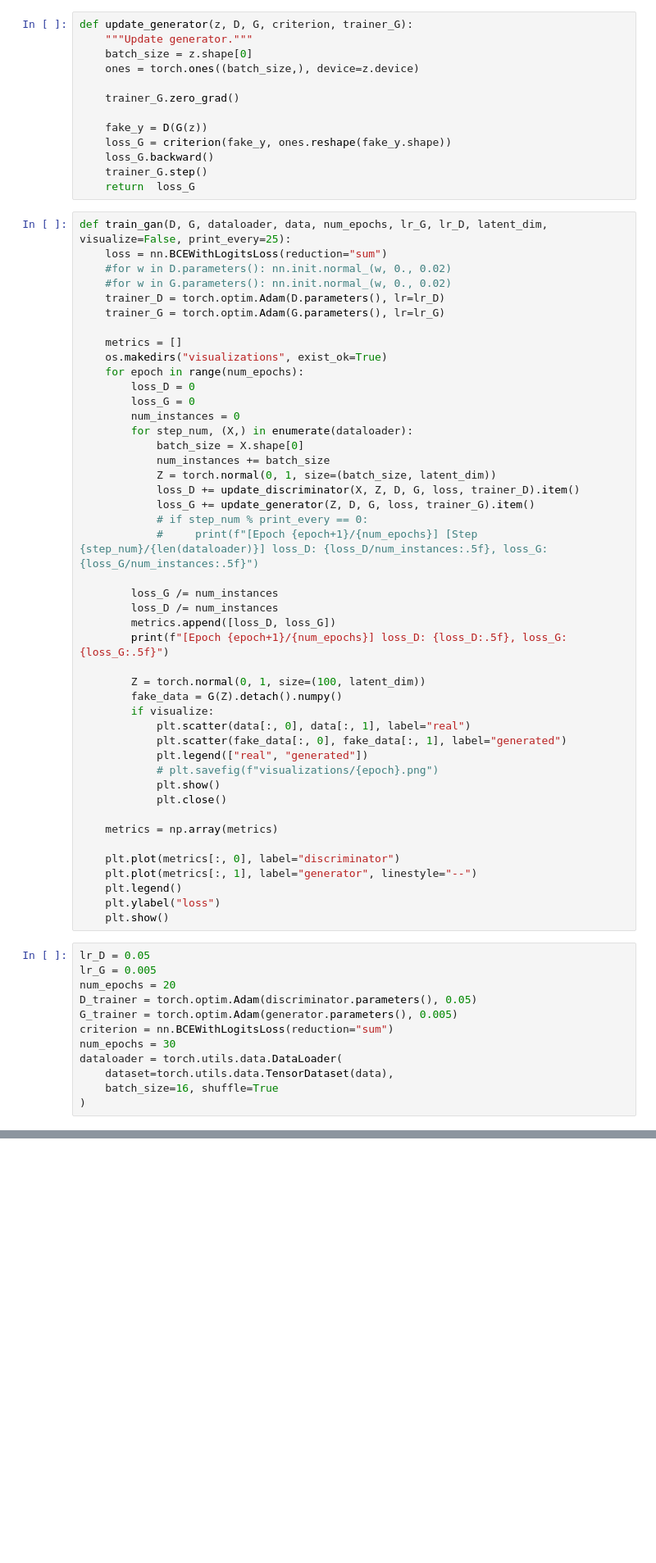
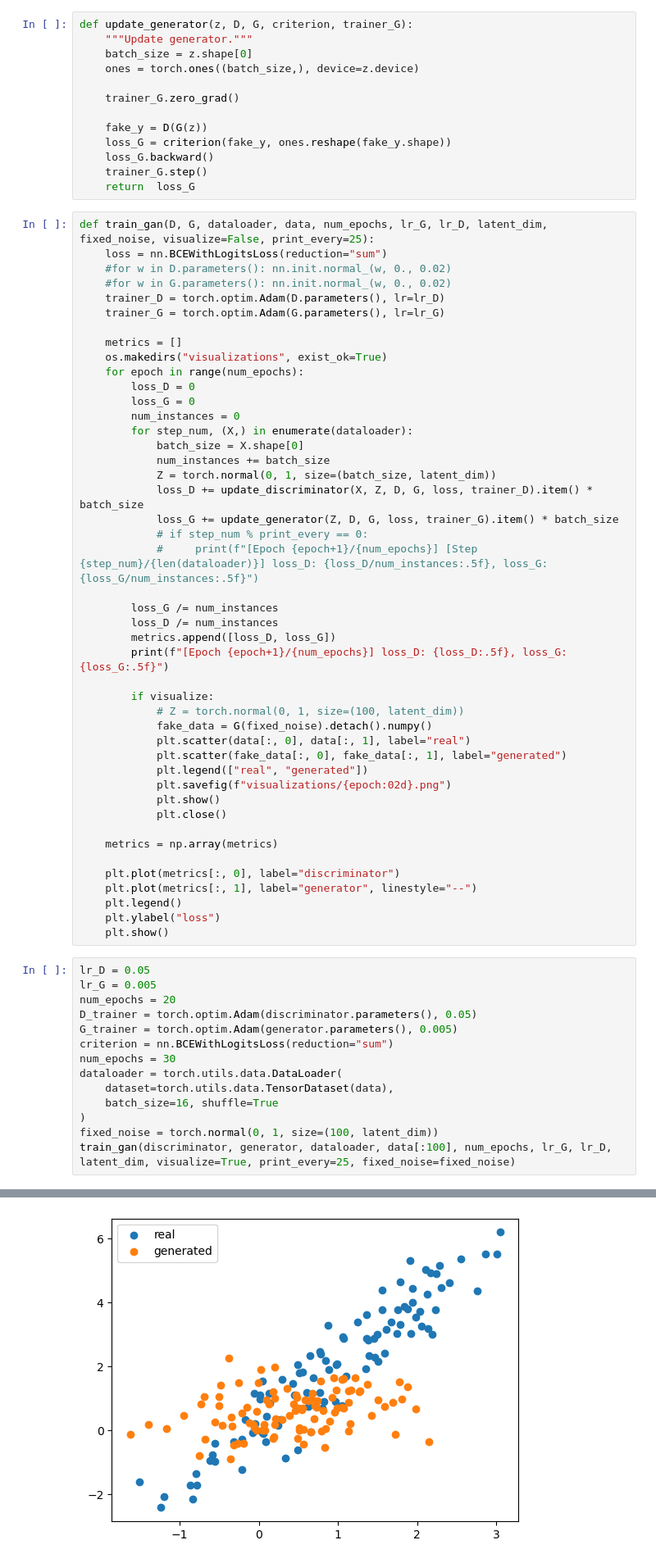
Before and after one commit to bmalick/machine-learning-grind, a Jupyter notebook: 07-gans/00-intro/main.ipynb, the cells around one changed output, grey strips where cells are left out. Shown at 82% size. Saved outputs shown, nothing was run; the diff lists cells and outputs as text; blank space fills up the shorter version.

```diff
--- a/07-gans/00-intro/main.ipynb
+++ b/07-gans/00-intro/main.ipynb
@@ -59,7 +59,7 @@ def update_generator(z, D, G, criterion, trainer_G):
     trainer_G.step()
     return  loss_G
 # %%
-def train_gan(D, G, dataloader, data, num_epochs, lr_G, lr_D, latent_dim, visualize=False, print_every=25):
+def train_gan(D, G, dataloader, data, num_epochs, lr_G, lr_D, latent_dim, fixed_noise, visualize=False, print_every=25):
     loss = nn.BCEWithLogitsLoss(reduction="sum")
     #for w in D.parameters(): nn.init.normal_(w, 0., 0.02)
     #for w in G.parameters(): nn.init.normal_(w, 0., 0.02)
@@ -76,8 +76,8 @@ def train_gan(D, G, dataloader, data, num_epochs, lr_G, lr_D, latent_dim, visual
             batch_size = X.shape[0]
             num_instances += batch_size
             Z = torch.normal(0, 1, size=(batch_size, latent_dim))
-            loss_D += update_discriminator(X, Z, D, G, loss, trainer_D).item()
-            loss_G += update_generator(Z, D, G, loss, trainer_G).item()
+            loss_D += update_discriminator(X, Z, D, G, loss, trainer_D).item() * batch_size
+            loss_G += update_generator(Z, D, G, loss, trainer_G).item() * batch_size
             # if step_num % print_every == 0:
             #     print(f"[Epoch {epoch+1}/{num_epochs}] [Step {step_num}/{len(dataloader)}] loss_D: {loss_D/num_instances:.5f}, loss_G: {loss_G/num_instances:.5f}")
 
@@ -86,13 +86,13 @@ def train_gan(D, G, dataloader, data, num_epochs, lr_G, lr_D, latent_dim, visual
         metrics.append([loss_D, loss_G])
         print(f"[Epoch {epoch+1}/{num_epochs}] loss_D: {loss_D:.5f}, loss_G: {loss_G:.5f}")
 
-        Z = torch.normal(0, 1, size=(100, latent_dim))
-        fake_data = G(Z).detach().numpy()
         if visualize:
+            # Z = torch.normal(0, 1, size=(100, latent_dim))
+            fake_data = G(fixed_noise).detach().numpy()
             plt.scatter(data[:, 0], data[:, 1], label="real")
             plt.scatter(fake_data[:, 0], fake_data[:, 1], label="generated")
             plt.legend(["real", "generated"])
-            # plt.savefig(f"visualizations/{epoch}.png")
+            plt.savefig(f"visualizations/{epoch:02d}.png")
             plt.show()
             plt.close()
 
@@ -115,3 +115,6 @@ dataloader = torch.utils.data.DataLoader(
     dataset=torch.utils.data.TensorDataset(data),
     batch_size=16, shuffle=True
 )
+fixed_noise = torch.normal(0, 1, size=(100, latent_dim))
+train_gan(discriminator, generator, dataloader, data[:100], num_epochs, lr_G, lr_D, latent_dim, visualize=True, print_every=25, fixed_noise=fixed_noise)
+# %% [output]
@@ -117,0 +122 @@ dataloader = torch.utils.data.DataLoader(
+[figure, added]
```
Also changed, not shown: parts of 2 cells of this notebook, 14 other files.
